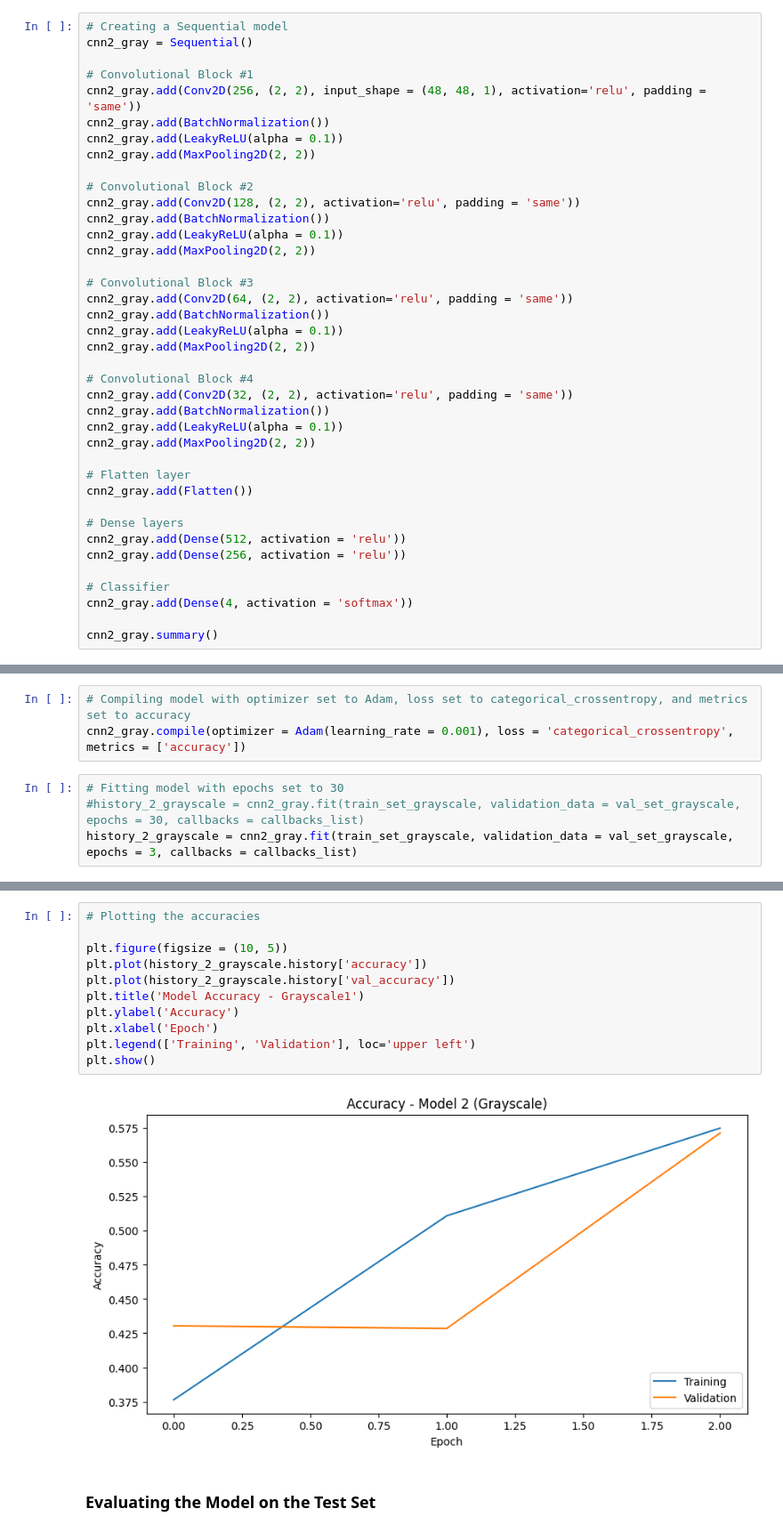
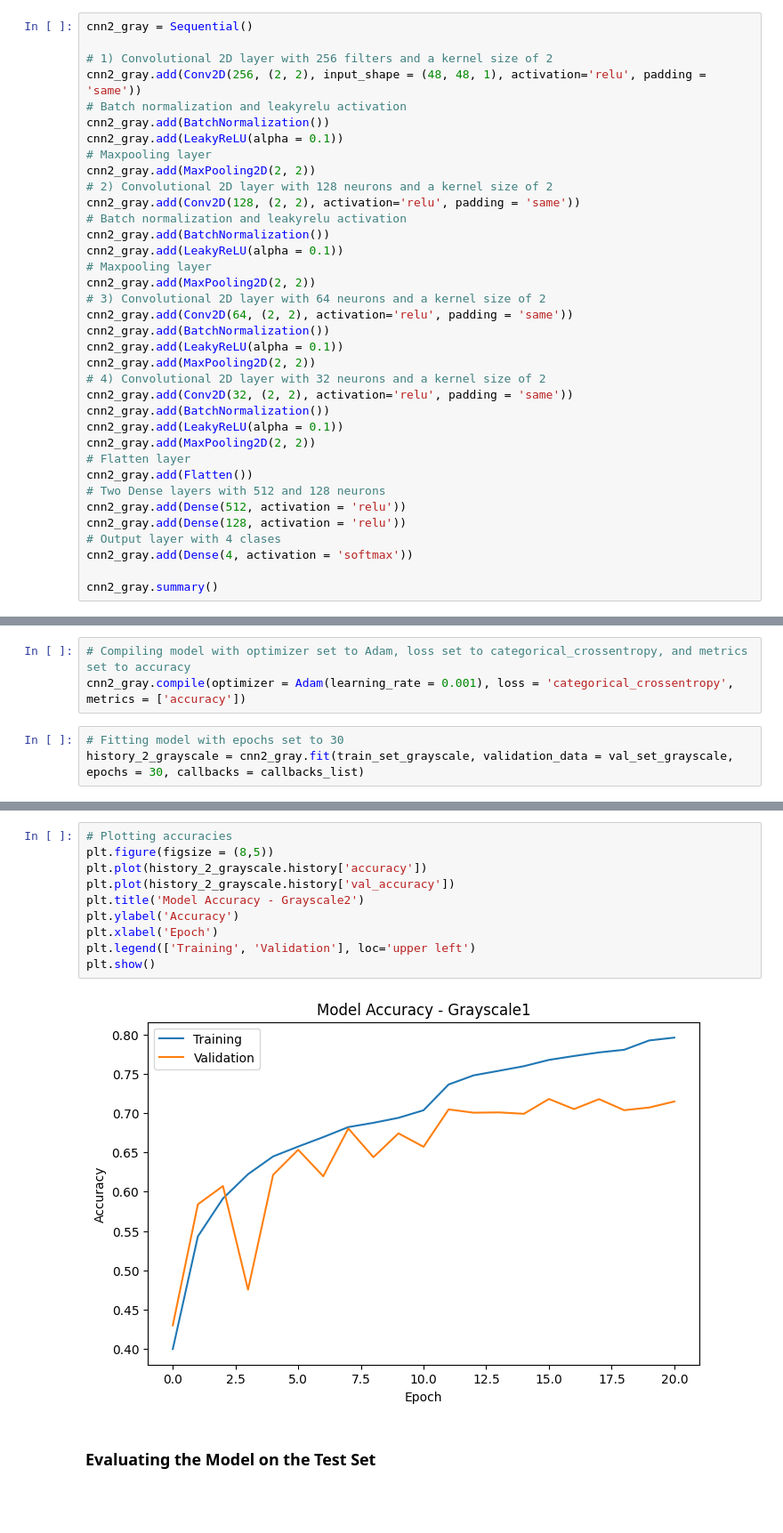
Before and after one commit to jeffstearns22/CapStone, a Jupyter notebook: JS_Capstone_FER.ipynb, the cells around one changed output, grey strips where cells are left out. Shown at 89% size. Cells and saved outputs as stored; diff of their text form; blank space fills up the shorter version.

```diff
--- a/JS_Capstone_FER.ipynb
+++ b/JS_Capstone_FER.ipynb
@@ -545,39 +472,36 @@ The architecture of our second model is comprised of 4 convolutional blocks with
 # %%
-# Creating a Sequential model
 cnn2_gray = Sequential()
 
-# Convolutional Block #1
+# 1) Convolutional 2D layer with 256 filters and a kernel size of 2
 cnn2_gray.add(Conv2D(256, (2, 2), input_shape = (48, 48, 1), activation='relu', padding = 'same'))
+# Batch normalization and leakyrelu activation
 cnn2_gray.add(BatchNormalization())
 cnn2_gray.add(LeakyReLU(alpha = 0.1))
+# Maxpooling layer
 cnn2_gray.add(MaxPooling2D(2, 2))
-
-# Convolutional Block #2
+# 2) Convolutional 2D layer with 128 neurons and a kernel size of 2
 cnn2_gray.add(Conv2D(128, (2, 2), activation='relu', padding = 'same'))
+# Batch normalization and leakyrelu activation
 cnn2_gray.add(BatchNormalization())
 cnn2_gray.add(LeakyReLU(alpha = 0.1))
+# Maxpooling layer
 cnn2_gray.add(MaxPooling2D(2, 2))
-
-# Convolutional Block #3
+# 3) Convolutional 2D layer with 64 neurons and a kernel size of 2
 cnn2_gray.add(Conv2D(64, (2, 2), activation='relu', padding = 'same'))
 cnn2_gray.add(BatchNormalization())
 cnn2_gray.add(LeakyReLU(alpha = 0.1))
 cnn2_gray.add(MaxPooling2D(2, 2))
-
-# Convolutional Block #4
+# 4) Convolutional 2D layer with 32 neurons and a kernel size of 2
 cnn2_gray.add(Conv2D(32, (2, 2), activation='relu', padding = 'same'))
 cnn2_gray.add(BatchNormalization())
 cnn2_gray.add(LeakyReLU(alpha = 0.1))
 cnn2_gray.add(MaxPooling2D(2, 2))
-
 # Flatten layer
 cnn2_gray.add(Flatten())
-
-# Dense layers
+# Two Dense layers with 512 and 128 neurons
 cnn2_gray.add(Dense(512, activation = 'relu'))
-cnn2_gray.add(Dense(256, activation = 'relu'))
-
-# Classifier
+cnn2_gray.add(Dense(128, activation = 'relu'))
+# Output layer with 4 clases
 cnn2_gray.add(Dense(4, activation = 'softmax'))
 
 cnn2_gray.summary()
@@ -625,6 +549,5 @@ callbacks_list = [checkpoint, early_stopping, reduce_learningrate]
 cnn2_gray.compile(optimizer = Adam(learning_rate = 0.001), loss = 'categorical_crossentropy', metrics = ['accuracy'])
 # %%
 # Fitting model with epochs set to 30
-#history_2_grayscale = cnn2_gray.fit(train_set_grayscale, validation_data = val_set_grayscale, epochs = 30, callbacks = callbacks_list)
-history_2_grayscale = cnn2_gray.fit(train_set_grayscale, validation_data = val_set_grayscale, epochs = 3, callbacks = callbacks_list)
+history_2_grayscale = cnn2_gray.fit(train_set_grayscale, validation_data = val_set_grayscale, epochs = 30, callbacks = callbacks_list)
 # %% [output]
@@ -640,16 +571,15 @@ Epoch 3: val_accuracy improved from 0.43038 to 0.57143, saving model to ./cnn2_g
 # %%
-# Plotting the accuracies
-
-plt.figure(figsize = (10, 5))
+# Plotting accuracies
+plt.figure(figsize = (8,5))
 plt.plot(history_2_grayscale.history['accuracy'])
 plt.plot(history_2_grayscale.history['val_accuracy'])
-plt.title('Model Accuracy - Grayscale1')
+plt.title('Model Accuracy - Grayscale2')
 plt.ylabel('Accuracy')
 plt.xlabel('Epoch')
 plt.legend(['Training', 'Validation'], loc='upper left')
 plt.show()
 # %% [output]
-[figure, old version]
+[figure, new version]
 # %% [markdown]
 ### **Evaluating the Model on the Test Set**
 # %%
```
Also changed, not shown: parts of 97 cells of this notebook.
